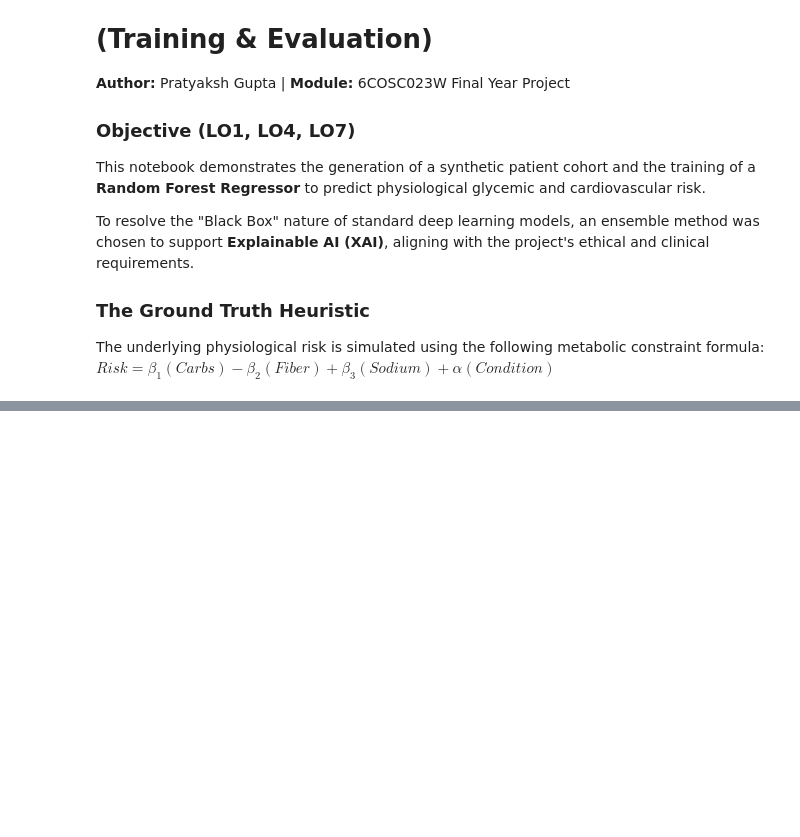
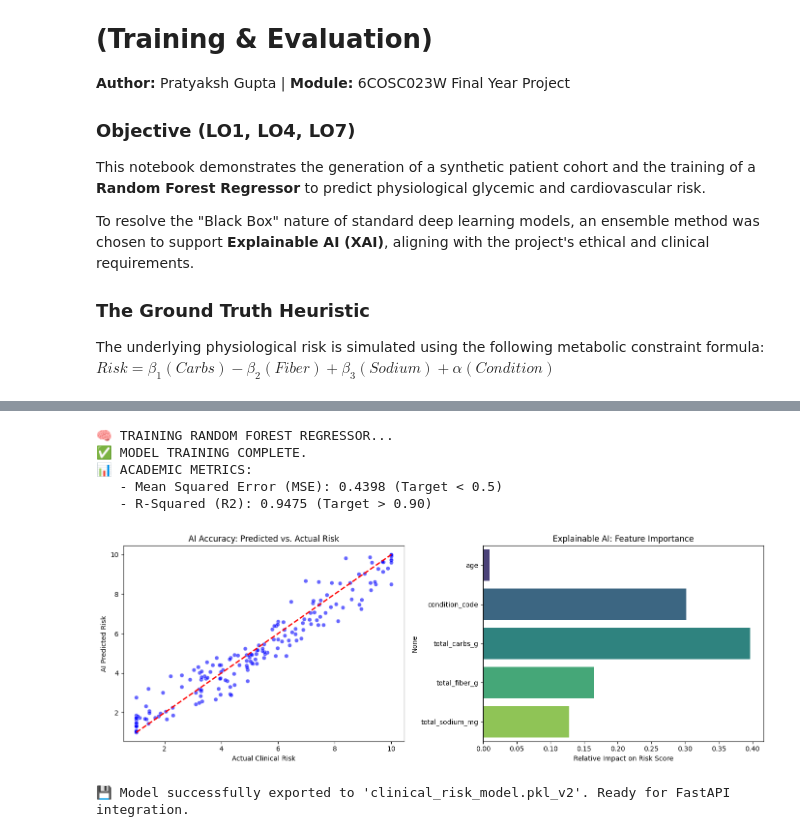
Before and after one commit to pratyaksh2005/Smart-Macros, a Jupyter notebook: backend/AI_Training_and_Evaluation.ipynb, the cells around one changed output, grey strips where cells are left out. Saved outputs shown, nothing was run; the diff lists cells and outputs as text; code cells hidden in the pictures; blank space fills up the shorter version.

```diff
--- a/backend/AI_Training_and_Evaluation.ipynb
+++ b/backend/AI_Training_and_Evaluation.ipynb
@@ -56,0 +66,57 @@ display(df.head())
+# %%
+print("TRAINING RANDOM FOREST REGRESSOR...")
+
+# Features (X) and Target (y)
+X = df[['age', 'condition_code', 'total_carbs_g', 'total_fiber_g', 'total_sodium_mg']]
+y = df['clinical_risk_score']
+
+# 80/20 Train-Test Split
+X_train, X_test, y_train, y_test = train_test_split(X, y, test_size=0.2, random_state=42)
+
+# Train the Model
+model = RandomForestRegressor(n_estimators=100, max_depth=10, random_state=42)
+model.fit(X_train, y_train)
+
+# Evaluate
+predictions = model.predict(X_test)
+mse = mean_squared_error(y_test, predictions)
+r2 = r2_score(y_test, predictions)
+
+print(f"MODEL TRAINING COMPLETE.")
+print(f"ACADEMIC METRICS:")
+print(f"   - Mean Squared Error (MSE): {mse:.4f} (Target < 0.5)")
+print(f"   - R-Squared (R2): {r2:.4f} (Target > 0.90)")
+# %% [output]
+🧠 TRAINING RANDOM FOREST REGRESSOR...
+✅ MODEL TRAINING COMPLETE.
+📊 ACADEMIC METRICS:
+   - Mean Squared Error (MSE): 0.4398 (Target < 0.5)
+   - R-Squared (R2): 0.9475 (Target > 0.90)
+# %%
+# Set up the visualization grid
+fig, axes = plt.subplots(1, 2, figsize=(14, 5))
+
+# Plot 1: Predicted vs Actual (Accuracy Proof)
+sns.scatterplot(x=y_test, y=predictions, alpha=0.6, ax=axes[0], color="blue")
+axes[0].plot([1, 10], [1, 10], '--', color="red", linewidth=2) # Perfect prediction line
+axes[0].set_title("AI Accuracy: Predicted vs. Actual Risk")
+axes[0].set_xlabel("Actual Clinical Risk")
+axes[0].set_ylabel("AI Predicted Risk")
+
+# Plot 2: Feature Importance (Explainable AI Proof)
+importances = model.feature_importances_
+features = X.columns
+# Fixed the warning by adding hue and legend=False
+sns.barplot(x=importances, y=features, ax=axes[1], hue=features, palette="viridis", legend=False)
+axes[1].set_title("Explainable AI: Feature Importance")
+axes[1].set_xlabel("Relative Impact on Risk Score")
+
+plt.tight_layout() # <-- Fixed this typo!
+plt.show()
+# %% [output]
+[figure, added]
+# %%
+joblib.dump(model, "clinical_risk_model_v2.pkl")
+print("💾 Model successfully exported to 'clinical_risk_model.pkl_v2'. Ready for FastAPI integration.")
+# %% [output]
+💾 Model successfully exported to 'clinical_risk_model.pkl_v2'. Ready for FastAPI integration.
```
Also changed, not shown: parts of 1 cell of this notebook, 23 other files.
